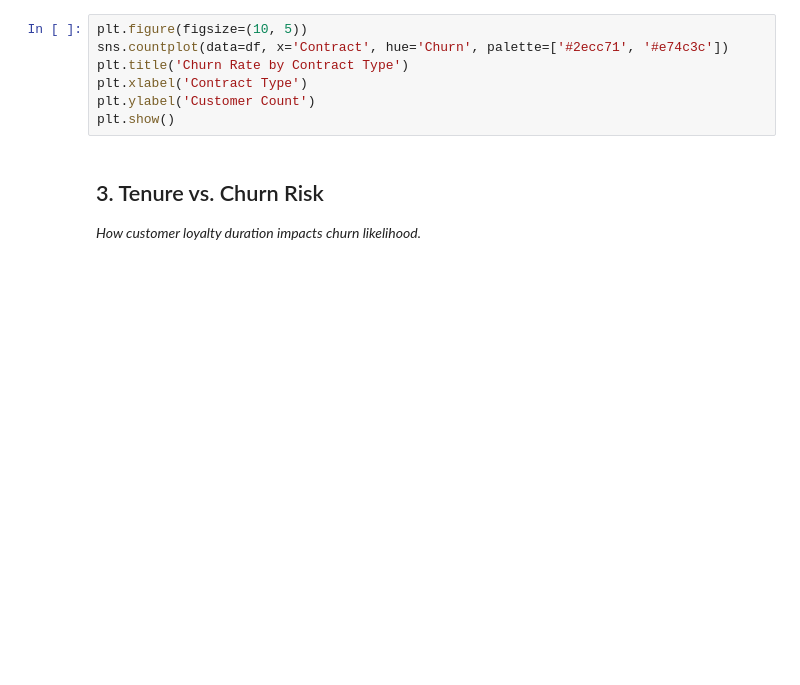
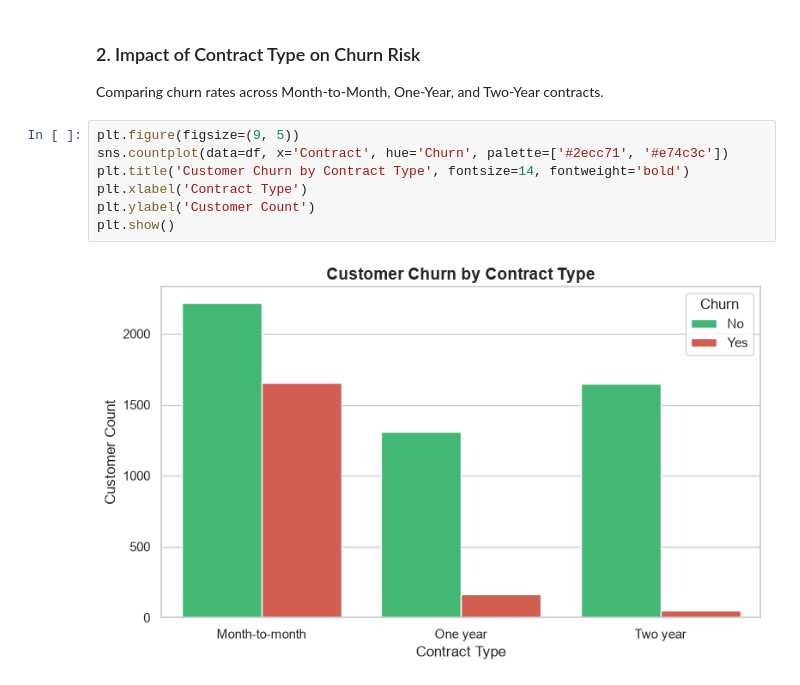
Before and after one commit to Varshapandey-8757/customer-churn-ltv-engine, a Jupyter notebook: notebooks/02_eda.ipynb, the cells around one changed output. Saved outputs shown, nothing was run; the diff lists cells and outputs as text; blank space fills up the shorter version.

```diff
--- a/notebooks/02_eda.ipynb
+++ b/notebooks/02_eda.ipynb
@@ -31,10 +38,12 @@ plt.show()
+# %% [markdown]
+### 2. Impact of Contract Type on Churn Risk
+Comparing churn rates across Month-to-Month, One-Year, and Two-Year contracts.
 # %%
-plt.figure(figsize=(10, 5))
+plt.figure(figsize=(9, 5))
 sns.countplot(data=df, x='Contract', hue='Churn', palette=['#2ecc71', '#e74c3c'])
-plt.title('Churn Rate by Contract Type')
+plt.title('Customer Churn by Contract Type', fontsize=14, fontweight='bold')
 plt.xlabel('Contract Type')
 plt.ylabel('Customer Count')
 plt.show()
+# %% [output]
+[figure, added]
-# %% [markdown]
-## 3. Tenure vs. Churn Risk
-*How customer loyalty duration impacts churn likelihood.*
```
Also changed, not shown: parts of 11 cells of this notebook, 1 other file.
